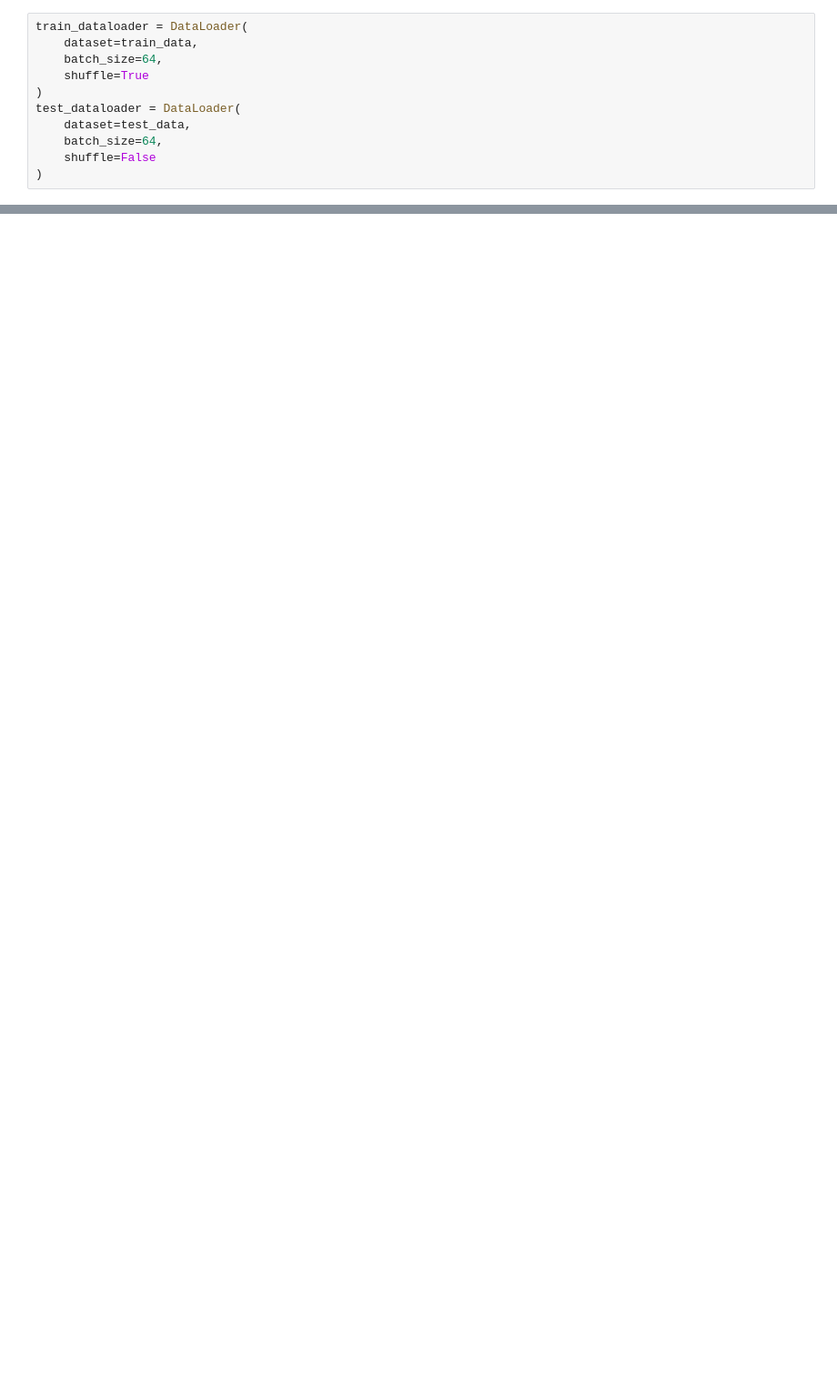
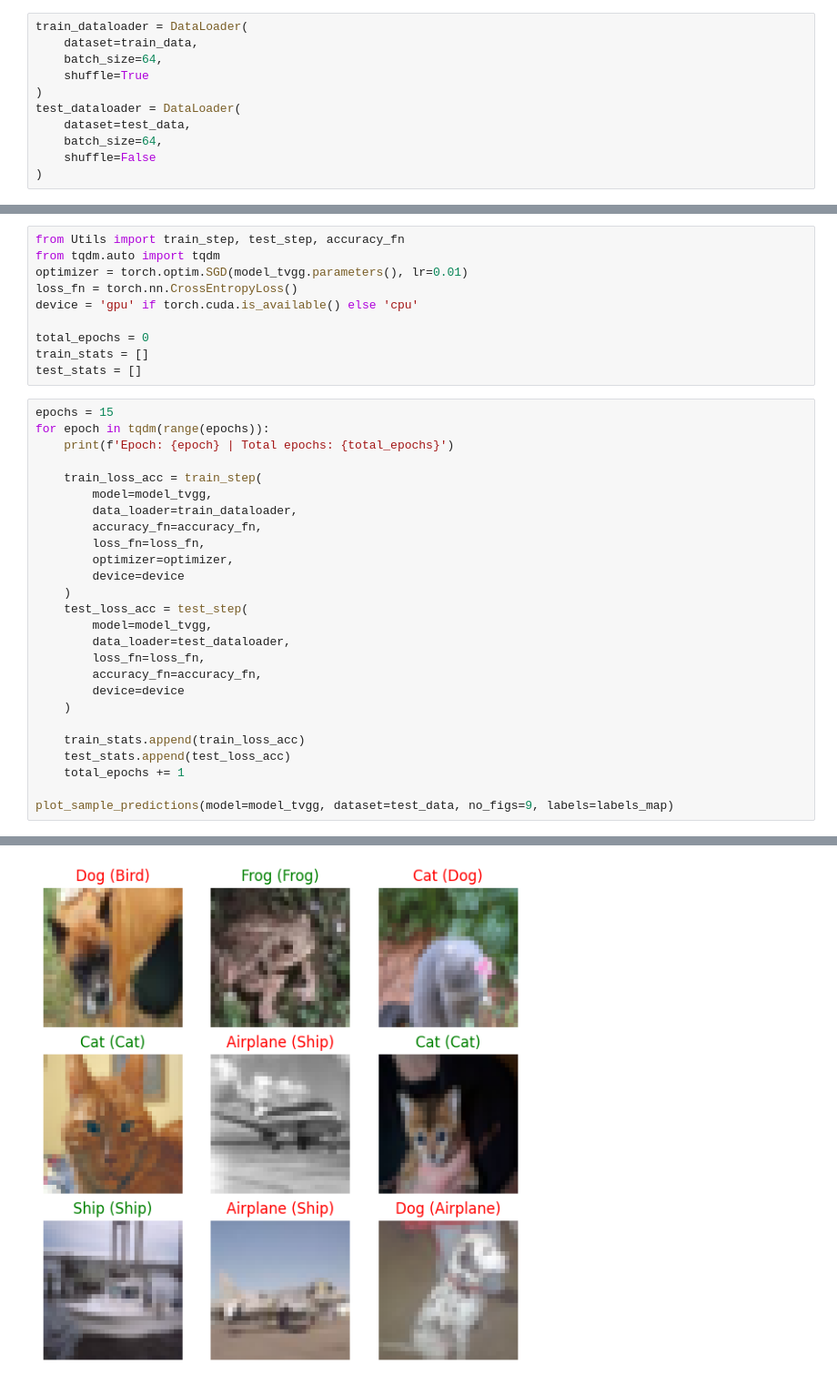
Before and after one commit to stolo93/DNN_image_classification, a Jupyter notebook: image_classification.ipynb, the cells around one changed output, grey strips where cells are left out. Shown at 91% size. Drawn from its saved outputs; the diff is of its cells as text; blank space fills up the shorter version.

```diff
--- a/image_classification.ipynb
+++ b/image_classification.ipynb
@@ -74,0 +96,37 @@ test_dataloader = DataLoader(
+# %%
+from Utils import train_step, test_step, accuracy_fn
+from tqdm.auto import tqdm
+optimizer = torch.optim.SGD(model_tvgg.parameters(), lr=0.01)
+loss_fn = torch.nn.CrossEntropyLoss()
+device = 'gpu' if torch.cuda.is_available() else 'cpu'
+
+total_epochs = 0
+train_stats = []
+test_stats = []
+# %%
+epochs = 15
+for epoch in tqdm(range(epochs)):
+    print(f'Epoch: {epoch} | Total epochs: {total_epochs}')
+
+    train_loss_acc = train_step(
+        model=model_tvgg,
+        data_loader=train_dataloader,
+        accuracy_fn=accuracy_fn,
+        loss_fn=loss_fn,
+        optimizer=optimizer,
+        device=device
+    )
+    test_loss_acc = test_step(
+        model=model_tvgg,
+        data_loader=test_dataloader,
+        loss_fn=loss_fn,
+        accuracy_fn=accuracy_fn,
+        device=device
+    )
+
+    train_stats.append(train_loss_acc)
+    test_stats.append(test_loss_acc)
+    total_epochs += 1
+
+plot_sample_predictions(model=model_tvgg, dataset=test_data, no_figs=9, labels=labels_map)
+# %% [output]
@@ -74,0 +150 @@ test_dataloader = DataLoader(
+[figure, added]
```
Also changed, not shown: parts of 8 cells of this notebook, 1 other file.
